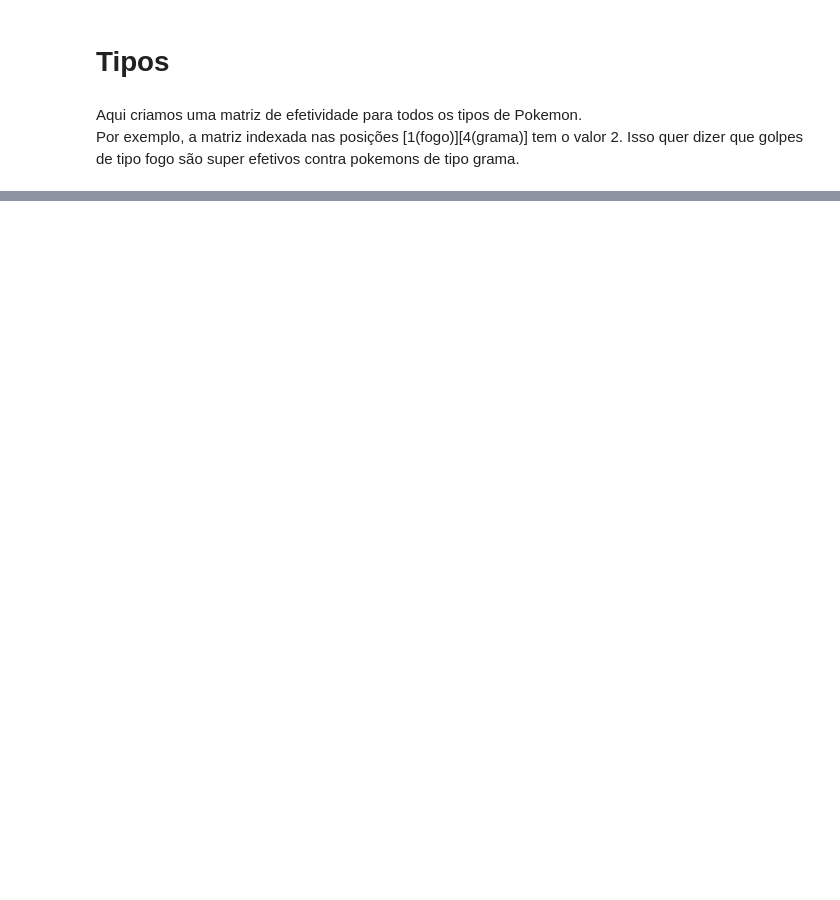
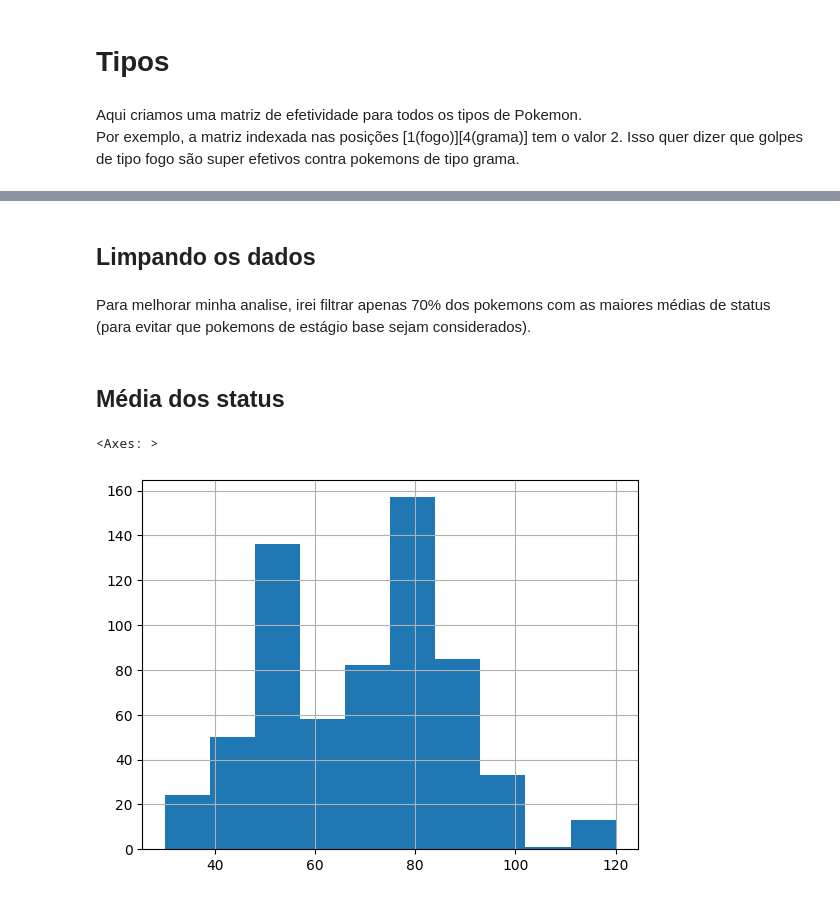
Before and after one commit to arthur-mts/mineracao-dados, a Jupyter notebook: projeto/extracao.ipynb, the cells around one changed output, grey strips where cells are left out. Cells and saved outputs as stored; diff of their text form; code cells hidden in the pictures; blank space fills up the shorter version.

Commit message:
iniciando analise de tipos

```diff
--- a/projeto/extracao.ipynb
+++ b/projeto/extracao.ipynb
@@ -1,7 +1,9 @@
 # %%
 import numpy as np
+import matplotlib.pyplot as plt
 import pandas as pd
 import requests
 from enum import Enum
+status_columns = ["base_hp", "base_attack", "base_defense", "base_special_attack", "base_special_defense", "base_speed"]
 # %% [markdown]
 # Extração
@@ -105,0 +114,16 @@ damage_matrix[1][4]
+# %% [markdown]
+## Limpando os dados
+# %%
+pokedex_df = fetch_pokedex()
+# %%
+pokedex_df["status_mean"] = pokedex_df[status_columns].mean(axis=1)
+pokedex_df = pd.concat([pokedex_df, pd.DataFrame(pokedex_df["type"].to_list(), columns=['type1', 'type2'])], axis=1)
+# %% [markdown]
+Para melhorar minha analise, irei filtrar apenas 70% dos pokemons com as maiores médias de status (para evitar que pokemons de estágio base sejam considerados).
+# %% [markdown]
+## Média dos status
+# %%
+pokedex_df["status_mean"].hist()
+# %% [output]
+<Axes: >
+[figure, added]
```
Also changed, not shown: parts of 13 cells of this notebook, 3 other files.
